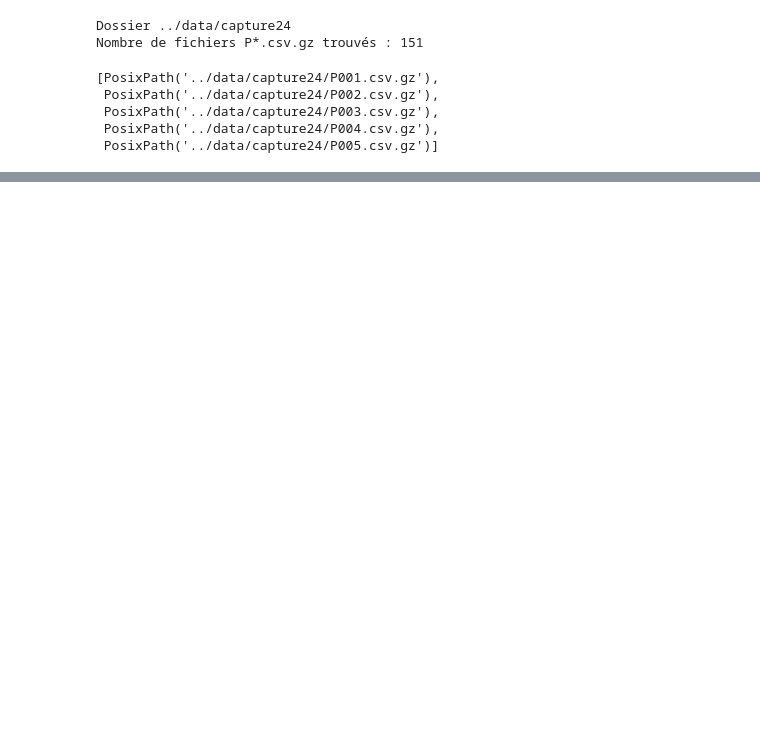
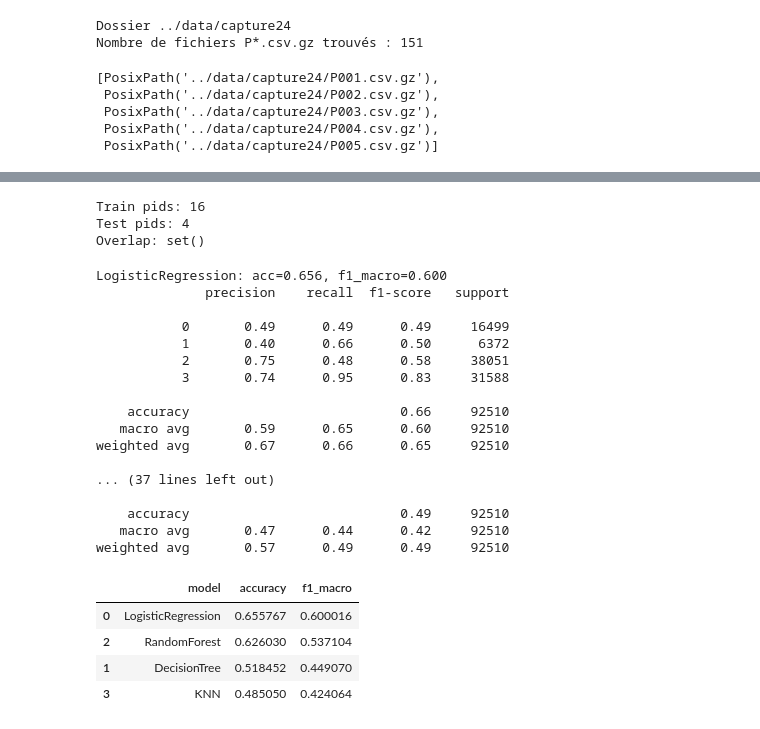
Before and after one commit to Ba-Hi/HAR, a Jupyter notebook: ML_models/main_capture24.ipynb, the cells around one changed output, grey strips where cells are left out. Drawn from its saved outputs; the diff is of its cells as text; code cells hidden in the pictures; blank space fills up the shorter version.

```diff
--- a/ML_models/main_capture24.ipynb
+++ b/ML_models/main_capture24.ipynb
@@ -73,0 +259,80 @@ df.info()
+# %%
+from sklearn.model_selection import GroupShuffleSplit
+
+gss = GroupShuffleSplit(n_splits=1, test_size=0.2, random_state=42)
+train_idx, test_idx = next(gss.split(X_feat, y_enc, groups=pids))
+
+X_train, X_test = X_feat[train_idx], X_feat[test_idx]
+y_train, y_test = y_enc[train_idx], y_enc[test_idx]
+y2_train, y2_test = y2_enc[train_idx], y2_enc[test_idx]
+
+# vérifie qu'aucun participant n'est dans les deux sets
+print("Train pids:", len(set(pids[train_idx])))
+print("Test pids:", len(set(pids[test_idx])))
+print("Overlap:", set(pids[train_idx]) & set(pids[test_idx]))  # doit être vide
+# %% [output]
+Train pids: 16
+Test pids: 4
+Overlap: set()
+# %%
+from sklearn.ensemble import RandomForestClassifier, GradientBoostingClassifier
+from sklearn.linear_model import LogisticRegression
+from sklearn.svm import SVC
+from sklearn.neighbors import KNeighborsClassifier
+from sklearn.tree import DecisionTreeClassifier
+from sklearn.preprocessing import StandardScaler
+from sklearn.pipeline import make_pipeline
+from sklearn.metrics import accuracy_score, f1_score, classification_report
+
+models = {
+    "LogisticRegression": make_pipeline(StandardScaler(), LogisticRegression(max_iter=1000, class_weight="balanced")),
+    "DecisionTree": DecisionTreeClassifier(random_state=42, class_weight="balanced"),
+    "RandomForest": RandomForestClassifier(n_estimators=200, n_jobs=-1, random_state=42, class_weight="balanced"),
+#    "GradientBoosting": GradientBoostingClassifier(random_state=42),
+    "KNN": make_pipeline(StandardScaler(), KNeighborsClassifier(n_neighbors=5))
+#    "SVM": make_pipeline(StandardScaler(), SVC(kernel="rbf", class_weight="balanced")),
+}
+
+results = []
+
+for name, model in models.items():
+    model.fit(X_train, y_train)
+    y_pred = model.predict(X_test)
+
+    acc = accuracy_score(y_test, y_pred)
+    f1 = f1_score(y_test, y_pred, average="macro")
+
+    results.append({
+        "model": name,
+        "accuracy": acc,
+        "f1_macro": f1
+    })
+    print(f"{name}: acc={acc:.3f}, f1_macro={f1:.3f}")
+    print(classification_report(y_test, y_pred))
+    print('\n')
+
+results_df = pd.DataFrame(results).sort_values("f1_macro", ascending=False)
+results_df
+# %% [output]
+LogisticRegression: acc=0.656, f1_macro=0.600
+              precision    recall  f1-score   support
+
+           0       0.49      0.49      0.49     16499
+           1       0.40      0.66      0.50      6372
+           2       0.75      0.48      0.58     38051
+           3       0.74      0.95      0.83     31588
+
+    accuracy                           0.66     92510
+   macro avg       0.59      0.65      0.60     92510
+weighted avg       0.67      0.66      0.65     92510
+
+... (37 lines left out)
+
+    accuracy                           0.49     92510
+   macro avg       0.47      0.44      0.42     92510
+weighted avg       0.57      0.49      0.49     92510
+|  | model | accuracy | f1_macro |
+| 0 | LogisticRegression | 0.655767 | 0.600016 |
+| 2 | RandomForest | 0.626030 | 0.537104 |
+| 1 | DecisionTree | 0.518452 | 0.449070 |
+| 3 | KNN | 0.485050 | 0.424064 |
```
Also changed, not shown: parts of 20 cells of this notebook, 3 other files.
